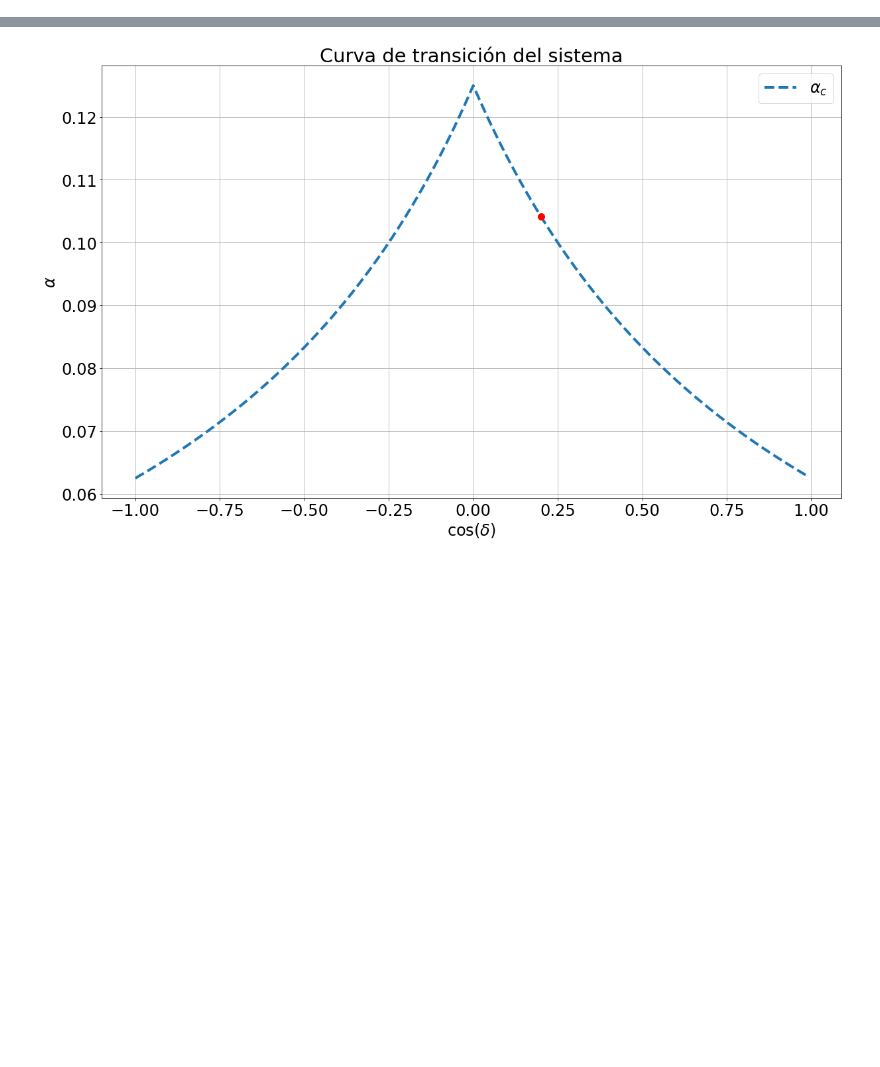
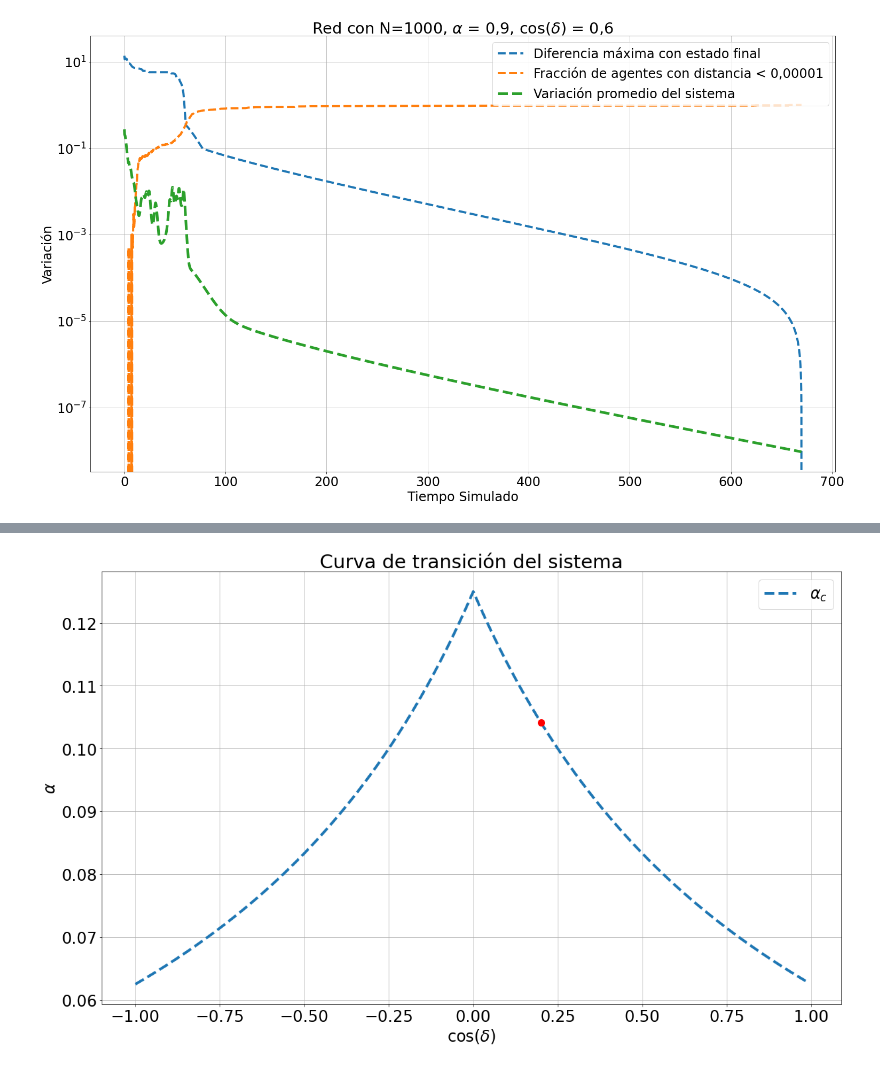
Before and after one commit to Myullnir/Tesis_Licenciatura, a Jupyter notebook: Programas Python/Profunc.ipynb, the cells around one changed output, grey strips where cells are left out. Drawn from its saved outputs; the diff is of its cells as text; code cells hidden in the pictures; blank space fills up the shorter version.

```diff
--- a/Programas Python/Profunc.ipynb
+++ b/Programas Python/Profunc.ipynb
@@ -149,0 +376,99 @@ Esto tardó 0.021986722946166992 segundos
+# %%
+# Voy a revisar un poco al archivo que tiene una tardanza muy grande
+# con respecto al resto de los archivos. Por lo que vi, dió la casualidad
+# de que los sujetos estaban enganchados de forma tal que tenían un avance
+# muy lento nomás.
+
+t0 = time.time()
+
+#--------------------------------------------------------------------------------------------
+
+# Levanto los datos del archivo original y separo los datos en tres listas.
+# Una para la matriz de Adyacencia, una para la matriz de superposición y una para los vectores de opiniones
+
+Datos = ldata("ER2/Datos_Opiniones_alfa=0.900_Cdelta=0.600_N=1000_Iter=2")
+
+Ady = Datos[1][1:len(Datos[1])] # Lista con elementos de la matriz de Adyacencia
+Ady = np.array([int(x) for x in Ady])
+
+Sup = Datos[3][1:len(Datos[3])] # Lista con elementos de la matriz de Superposición
+Sup = np.array([float(x) for x in Sup])
+
+# Armo mi lista de opiniones con arrays, y me armo una segunda que sea del mismo tamaño que la de
+# opiniones, pero que tenga en todas sus filas únicamente la fila de opiniones final.
+Opi = np.zeros((len(Datos[5::]),len(Datos[5])-1))
+Opi2 = np.zeros((len(Datos[5::]),len(Datos[5])-1))
+Filafinal = np.array([float(x) for x in Datos[len(Datos)-1][1::]])
+for fila,ifila in zip (Datos[5::],np.arange(len(Datos[5::]))):
+    Opi[ifila] = fila[1::]
+    Opi2[ifila] = Filafinal
+
+# Me calculo la distancia entre el valor de la opinión en la iteración y el valor final que
+# adopta, como para ver si el sistema tiene una variación muy grande dada un sujeto, mientras
+# el resto está ya cerca del final.
+Y = np.zeros(Opi.shape[0])
+for ifila,fila in zip (np.arange(Opi.shape[0]),Opi-Opi2):
+    Y[ifila] = max(np.absolute(fila))
+
+# Armo el gráfico
+X = np.arange(len(Y))*0.1
+
+plt.rcParams.update({'font.size': 24})
+plt.figure(figsize=(25,15))
+plt.semilogy(X,Y,"--",linewidth=4, label="Diferencia máxima con estado final")
+plt.title(r"Red con N=1000, $\alpha$ = 0,9, cos($\delta$) = 0,6")
+plt.xlabel("Tiempo Simulado")
+plt.ylabel("Variación")
+plt.grid()
+
+
+#-----------------------------------------------------------------------------------------
+
+# Ahora voy a querer graficar la cantidad de sujetos que tienen una distania menor
+# a 0.001. Elijo eso porque la máxima distancia llega a ese valor como entre 400 y 500 de tiempo
+# de simulación. Voy a tomar ese número y graficarlo normalizado, para que se vea sobre el gráfico.
+# La idea es ver que más o menos todos los agentes caen juntos, y que no es que algunos se quedan rezagados.
+# Creo, porque ahora que lo pienso, si 2 o 3 sujetos son el problema, no creo que esto lo muestre.
+
+Y = np.count_nonzero(np.absolute(Opi-Opi2) < 0.00001, axis=1)/2000
+X = np.arange(len(Y))*0.1
+
+plt.semilogy(X,Y,"--",linewidth=4, label="Fracción de agentes con distancia < 0,00001")
+
+#---------------------------------------------------------------------------------------------
+
+# Por lo visto, efectivamente parecieran ser unos pocos sujetos los que generan el quilombo.
+# Pongamos también la Variación Promedio.
+
+Var = [math.sqrt(np.sum((Opi[i+1]-Opi[i])*(Opi[i+1]-Opi[i])*(1/len(Opi[i])))) for i in range(Opi.shape[0]-1)]
+X = np.arange(len(Var))*0.1
+plt.semilogy(X,Var, "--", linewidth = 5, label="Variación promedio del sistema")
+
+#----------------------------------------------------------------------------------------------
+
+# Intentemos ubicar cuáles son los sujetos que tienen problema con la evolución de su opinión.
+# para eso usemos el np.where
+
+Indice = np.where(np.absolute(Opi-Opi2) > 0.1)
+
+ind = 0
+for n in np.arange(len(Indice[0])):
+    if np.count_nonzero(Indice[0] == n) <=20:
+        break
+    ind += np.count_nonzero(Indice[0] == n)
+
+UsualSuspects = Indice[1][ind:ind+np.count_nonzero(Indice[0] == n)]
+print(UsualSuspects)
+print(Indice[0][ind:ind+np.count_nonzero(Indice[0] == n)])
+
+
+
+
+
+#----------------------------------------------------------------------------------------------
+plt.legend(loc = "upper right")
+plt.show()
+
+
+Tiempo()
+# %% [output]
@@ -149,0 +479 @@ Esto tardó 0.021986722946166992 segundos
+[figure, added]
```
Also changed, not shown: parts of 6 cells of this notebook, 21 other files.
